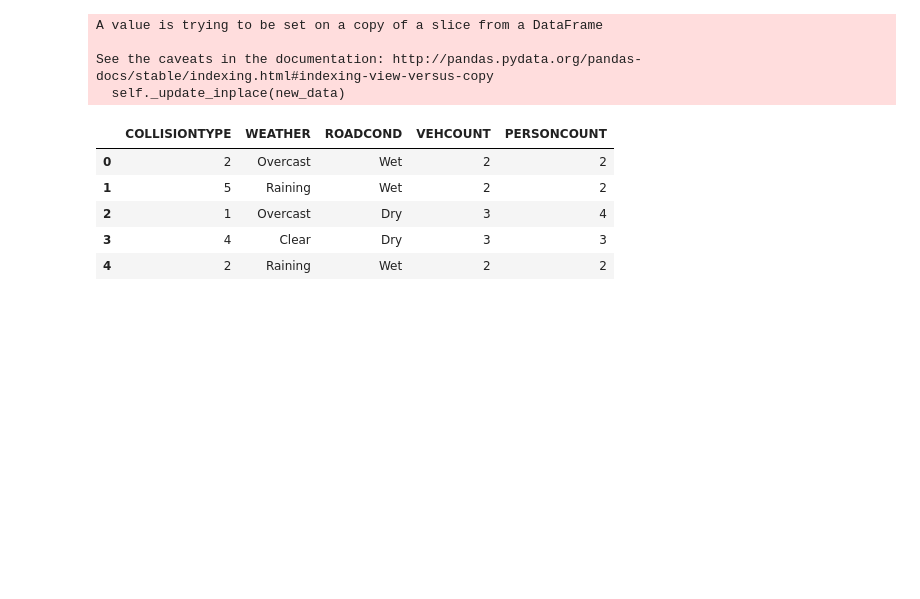
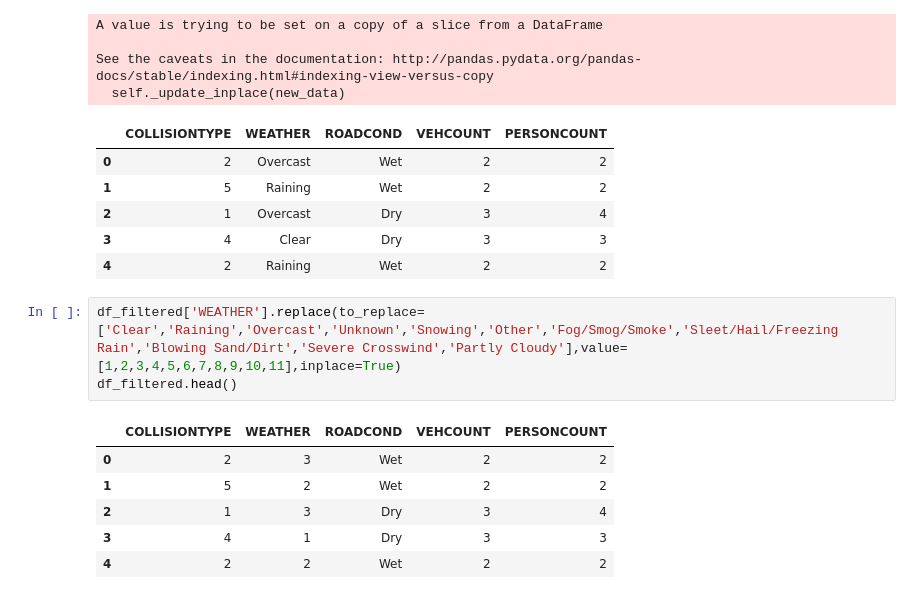
Before and after one commit to IvanMegia/Coursera_Capstone, a Jupyter notebook: Coursera_Capstone_Jupyter_Notebook.ipynb, the cells around one changed output. Saved outputs shown, nothing was run; the diff lists cells and outputs as text; blank space fills up the shorter version.

```diff
--- a/Coursera_Capstone_Jupyter_Notebook.ipynb
+++ b/Coursera_Capstone_Jupyter_Notebook.ipynb
@@ -182,3 +176,13 @@ See the caveats in the documentation: http://pandas.pydata.org/pandas-docs/stabl
 | 2 | 1 | Overcast | Dry | 3 | 4 |
 | 3 | 4 | Clear | Dry | 3 | 3 |
 | 4 | 2 | Raining | Wet | 2 | 2 |
+# %%
+df_filtered['WEATHER'].replace(to_replace=['Clear','Raining','Overcast','Unknown','Snowing','Other','Fog/Smog/Smoke','Sleet/Hail/Freezing Rain','Blowing Sand/Dirt','Severe Crosswind','Partly Cloudy'],value=[1,2,3,4,5,6,7,8,9,10,11],inplace=True)
+df_filtered.head()
+# %% [output]
+|  | COLLISIONTYPE | WEATHER | ROADCOND | VEHCOUNT | PERSONCOUNT |
+| 0 | 2 | 3 | Wet | 2 | 2 |
+| 1 | 5 | 2 | Wet | 2 | 2 |
+| 2 | 1 | 3 | Dry | 3 | 4 |
+| 3 | 4 | 1 | Dry | 3 | 3 |
+| 4 | 2 | 2 | Wet | 2 | 2 |
```
Also changed, not shown: parts of 26 cells of this notebook.
